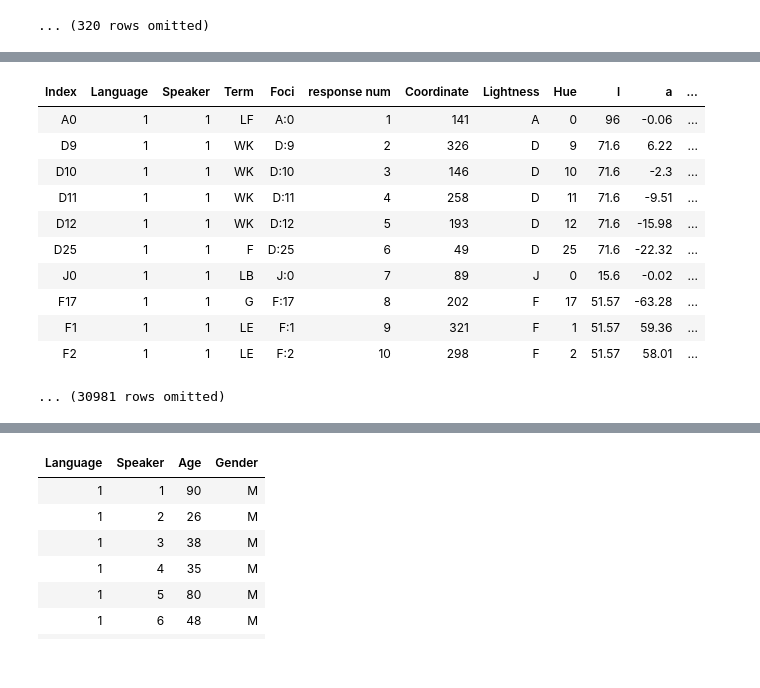
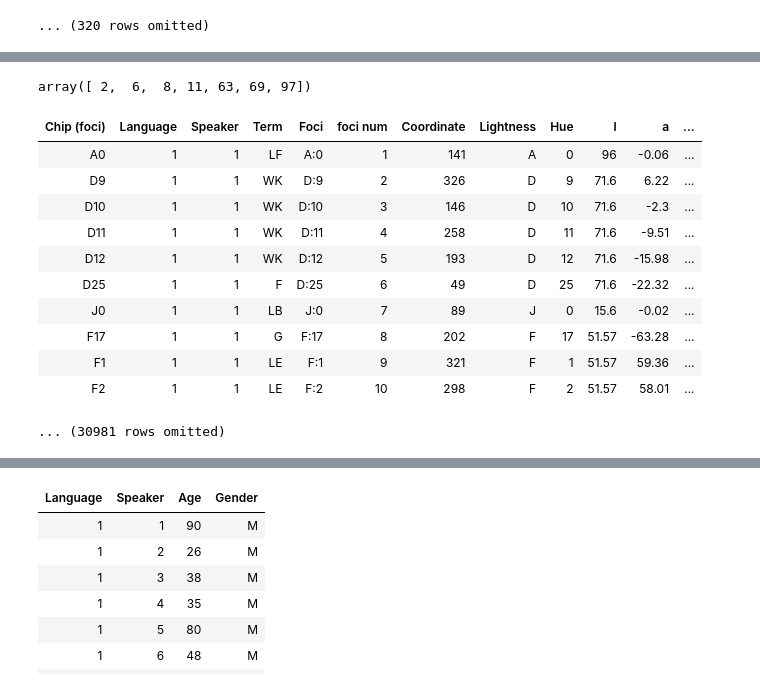
Before and after one commit to jasonsjiang/World-Color-Survey, a Jupyter notebook: finalprojecttest.ipynb, the cells around one changed output, grey strips where cells are left out. Cells and saved outputs as stored; diff of their text form; code cells hidden in the pictures.

```diff
--- a/finalprojecttest.ipynb
+++ b/finalprojecttest.ipynb
@@ -125,4 +108,4 @@ data
 # %%
-ft_w_ind = fociTable.with_column('Chip', [fociTable.column('Foci')[i].replace(':', "") for i in range(len(fociTable.column('Foci')))])
+ft_w_ind = fociTable.with_column('Chip (foci)', [fociTable.column('Foci')[i].replace(':', "") for i in range(len(fociTable.column('Foci')))])
 ft_w_ind
 # %% [output]
@@ -150,4 +133,5 @@ for i in range(ft_w_ind.num_rows):
         index += 1
         response = np.append(response, index)
 # %%
-ft_indresp = ft_w_ind.with_column('response num', response)
+ft_indresp = ft_w_ind.with_column('foci num', response)
+ft_indresp
@@ -154,8 +151,16 @@ ft_indresp = ft_w_ind.with_column('response num', response)
+# %%
+df = pd.read_table('lang.txt', delim_whitespace=True, names=('language', 'country', 'p1', '2', '3', '4', '5','fill'))
+lang_papua = df[df['country']=='Papua'].index.get_values()
+lang_papua
+# %% [output]
+array([ 2,  6,  8, 11, 63, 69, 97])
 # %%
 #sorted
-ft_ir = ft_indresp.join('Index', data, 'index').sort('response num').sort('Speaker').sort('Language')
+ft_ir = ft_indresp.join('Chip (foci)', indexcoordclabtable
+                        , 'index').sort('foci num').sort('Speaker').sort('Language')
+ft_ir
 # %% [output]
-| Index | Language | Speaker | Term | Foci | response num | Coordinate | Lightness | Hue | l | a | ... |
+| Chip (foci) | Language | Speaker | Term | Foci | foci num | Coordinate | Lightness | Hue | l | a | ... |
 | A0 | 1 | 1 | LF | A:0 | 1 | 141 | A | 0 | 96 | -0.06 | ... |
 | D9 | 1 | 1 | WK | D:9 | 2 | 326 | D | 9 | 71.6 | 6.22 | ... |
 | D10 | 1 | 1 | WK | D:10 | 3 | 146 | D | 10 | 71.6 | -2.3 | ... |
```
Also changed, not shown: parts of 34 cells of this notebook, 1 other file.
